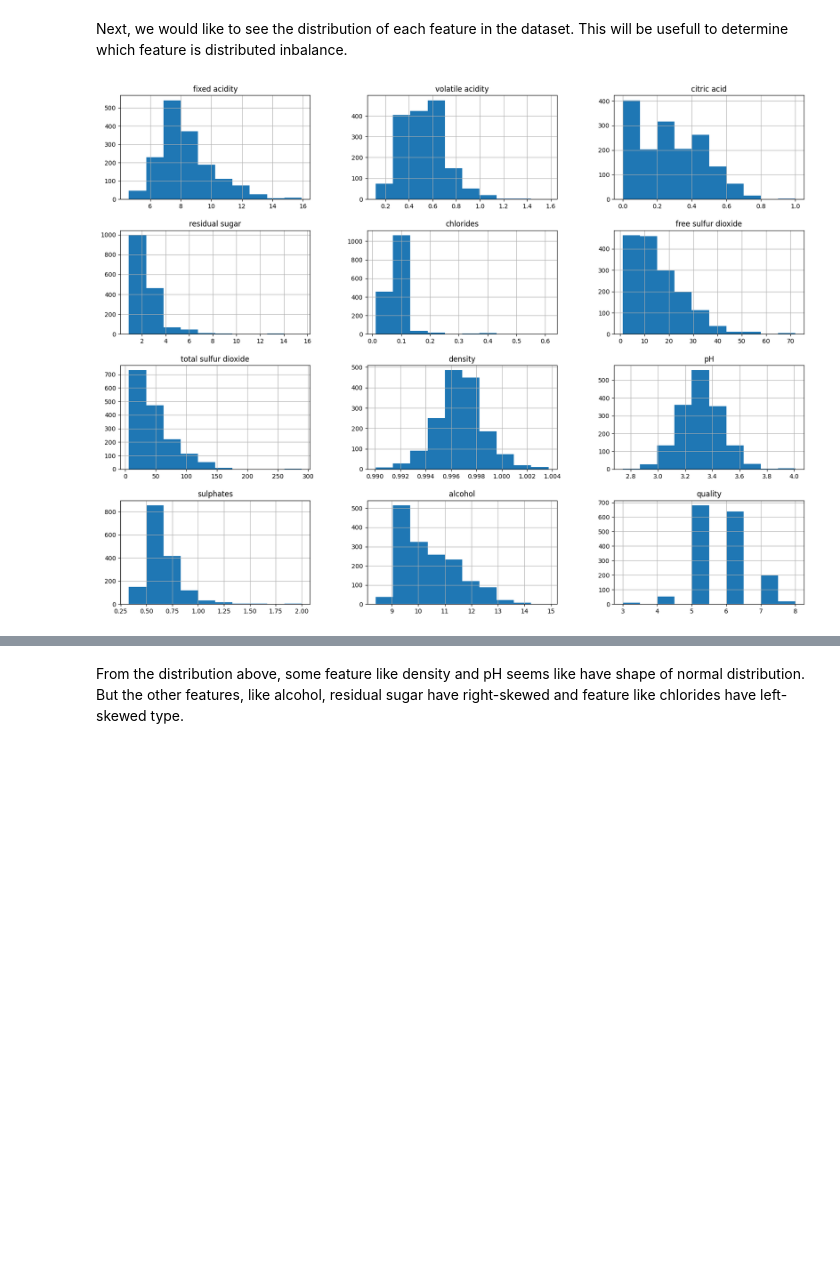
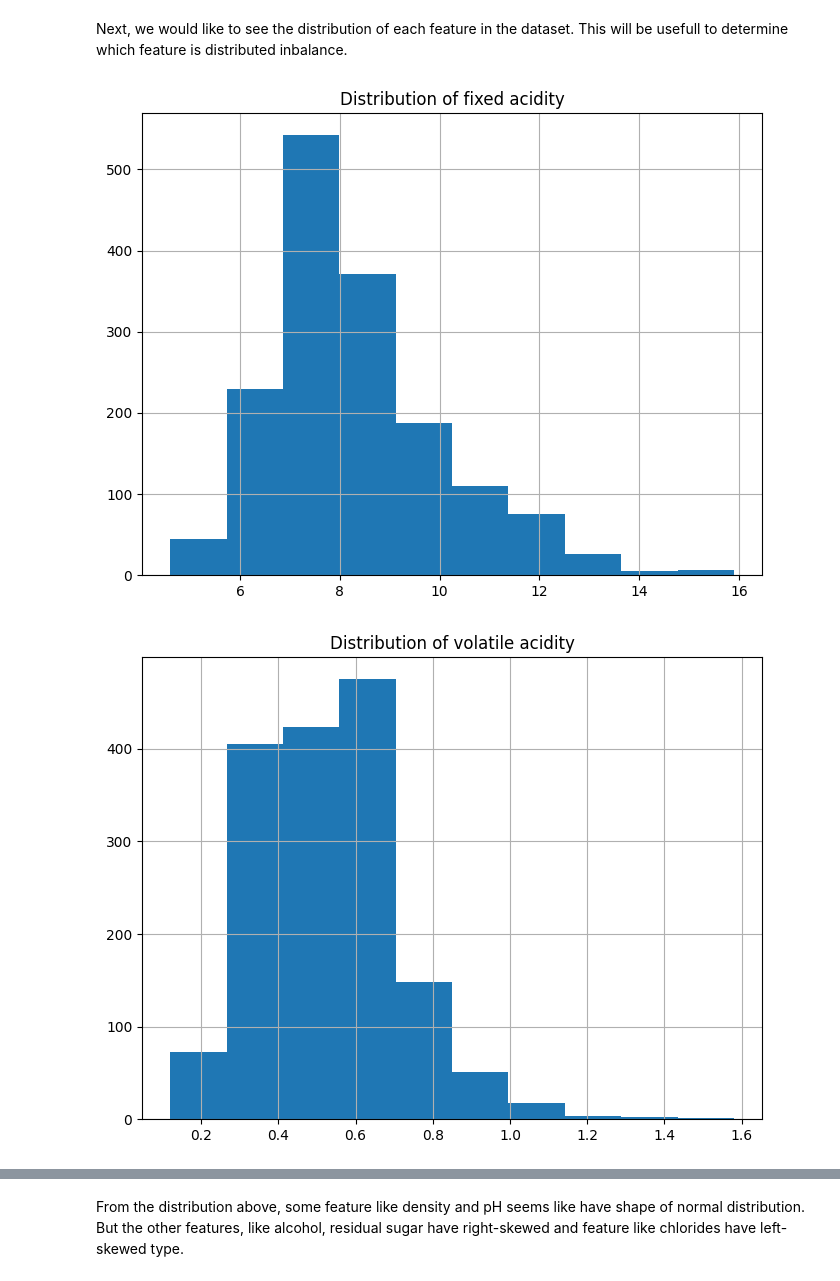
Before and after one commit to putuwaw/wine-quality-prediction, a Jupyter notebook: notebook.ipynb, the cells around one changed output, grey strips where cells are left out. Cells and saved outputs as stored; diff of their text form; code cells hidden in the pictures; blank space fills up the shorter version.

```diff
--- a/notebook.ipynb
+++ b/notebook.ipynb
@@ -94,8 +94,11 @@ df.duplicated().sum()
 # %% [markdown]
 Next, we would like to see the distribution of each feature in the dataset. This will be usefull to determine which feature is distributed inbalance.
 # %%
-df.hist(bins=10, figsize=(20,15))
-plt.savefig("docs/histogram_all_features.png")
-plt.show()
+for i in df.columns:
+    df[i].hist(bins=10, figsize=(8,6))
+    plt.title(f"Distribution of {i}")
+    plt.savefig(f"docs/distribution_{i}.png")
+    plt.show()
 # %% [output]
-[figure, old version]
+[figure, new version]
+[figure, added]
```
Also changed, not shown: parts of 1 cell of this notebook, 2 other files.
